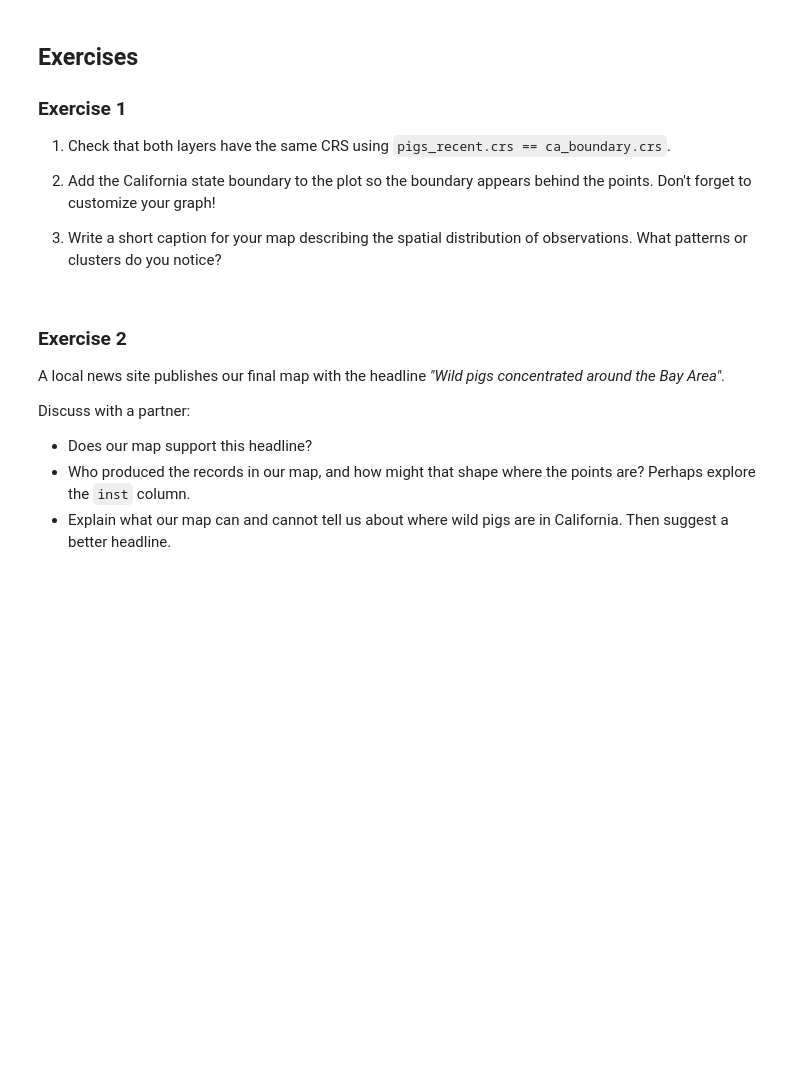
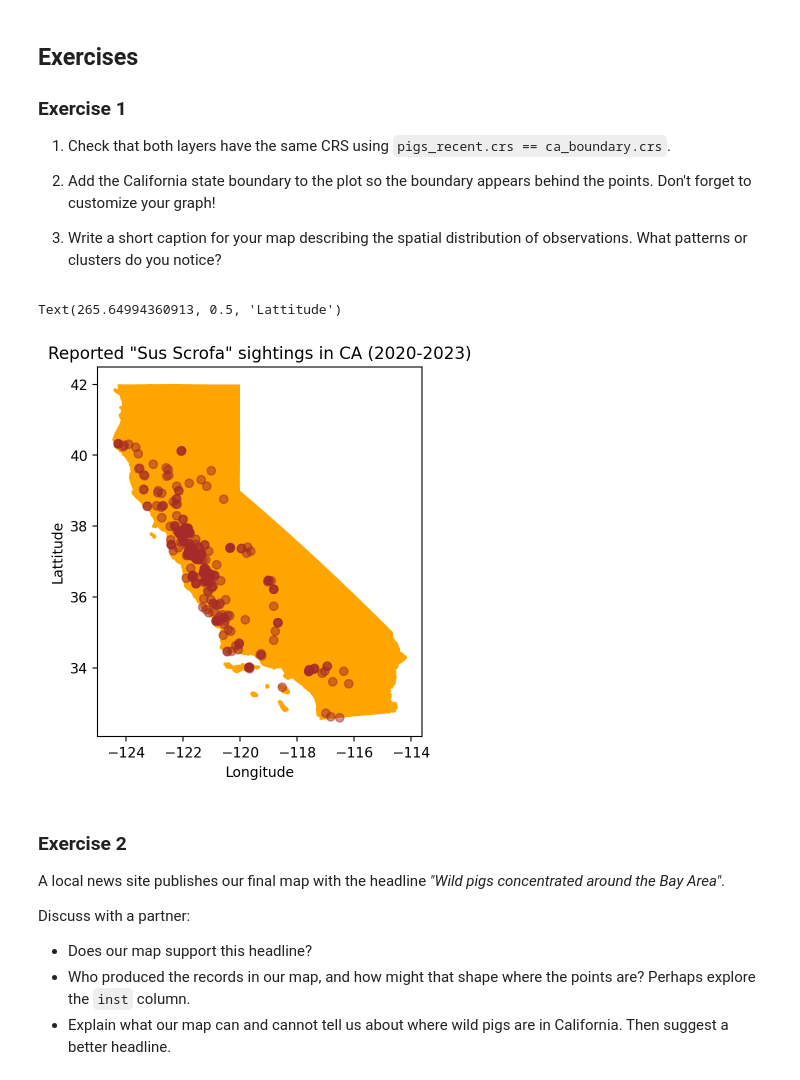
Before and after one commit to cuvlin/eds220-in-class, a Jupyter notebook: week5/week-5-geopandas-intro-STUDENTS.ipynb, the cells around one changed output. Saved outputs shown, nothing was run; the diff lists cells and outputs as text; code cells hidden in the pictures; blank space fills up the shorter version.

```diff
--- a/week5/week-5-geopandas-intro-STUDENTS.ipynb
+++ b/week5/week-5-geopandas-intro-STUDENTS.ipynb
@@ -307,6 +324,25 @@ Then some simple customization for our pigs data could look like this:
 2. Add the California state boundary to the plot so the boundary appears behind the points. Don't forget to customize your graph!
 
 3. Write a short caption for your map describing the spatial distribution of observations. What patterns or clusters do you notice?
+# %%
+# initialize empty ficure and axes
+fig, ax = plt.subplots()
+ca_boundary.plot(ax=ax,
+                color='orange')
+# Add pigs point plot to our figues axes
+pigs_recent.plot(ax=ax, # add plot to specific axes
+                alpha=0.5, # control transparency
+                color='brown' # update point color
+                )
+
+
+# Updae axes
+ax.set_title('Reported "Sus Scrofa" sightings in CA (2020-2023)')
+ax.set_xlabel('Longitude')
+ax.set_ylabel('Lattitude')
+# %% [output]
+Text(265.64994360913, 0.5, 'Lattitude')
+[figure, added]
 # %% [markdown]
 ### Exercise 2
 
```
Also changed, not shown: parts of 1 cell of this notebook.
